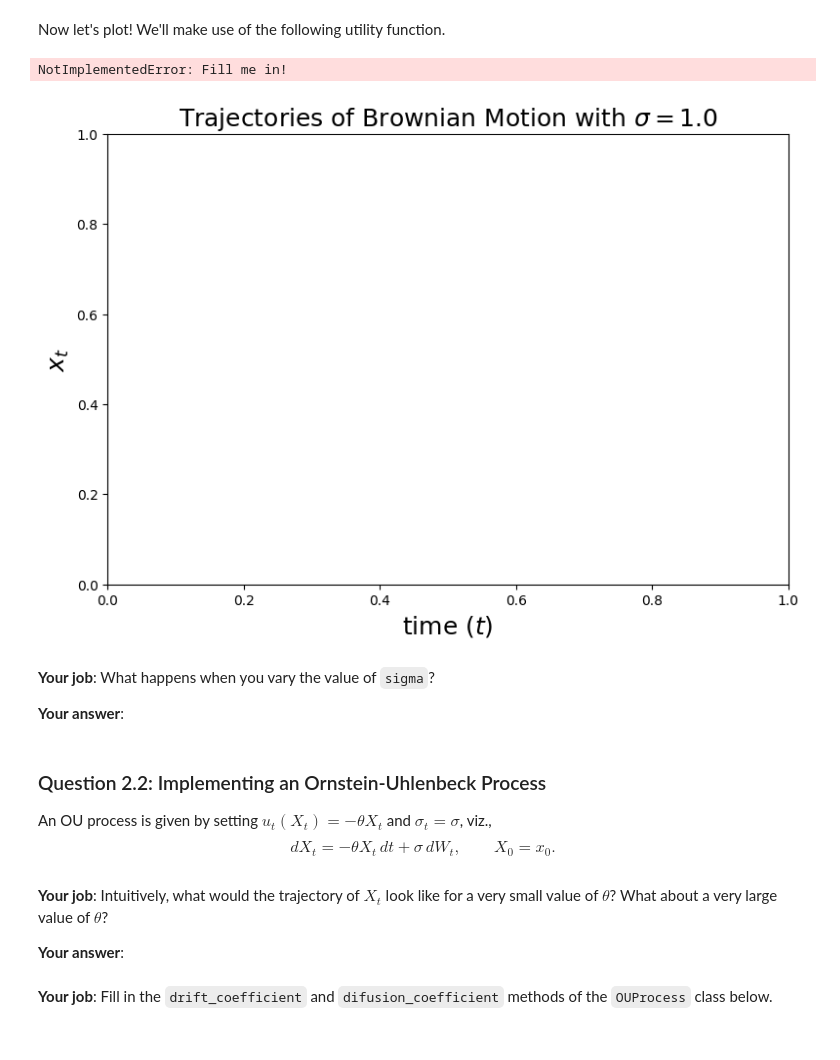
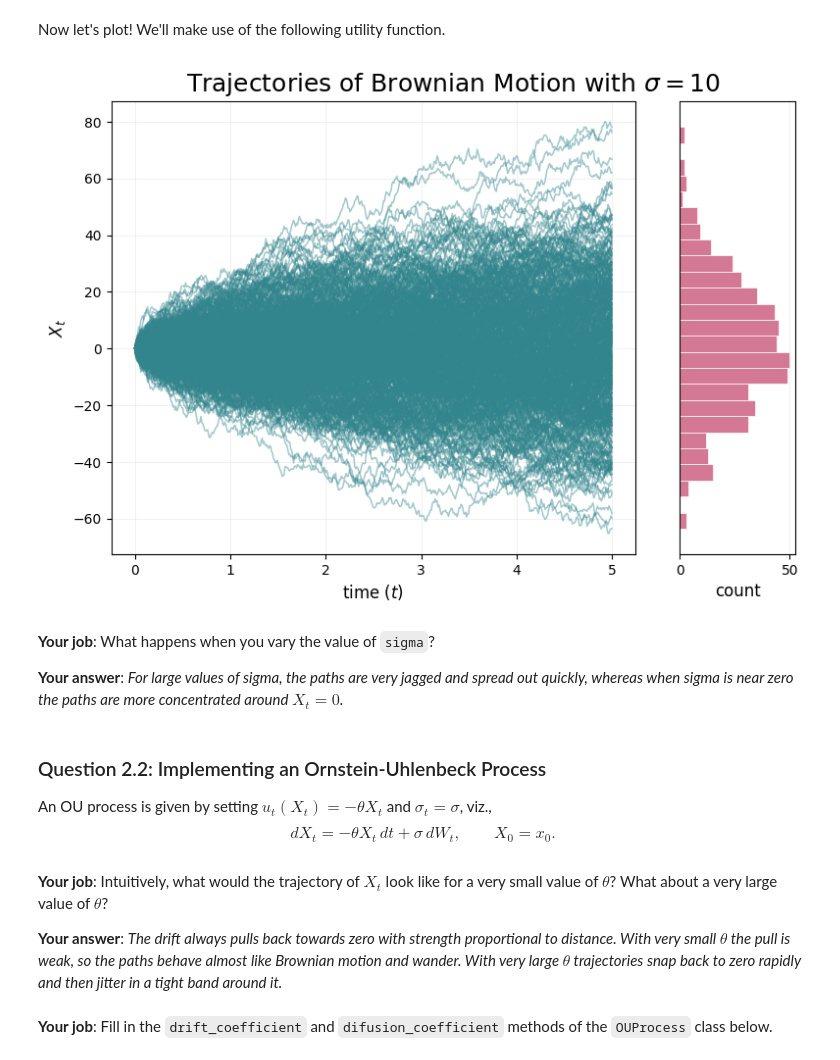
Before and after one commit to mattgabelli/mit-6s184-flow-diffusion, a Jupyter notebook: lab1/lab-one.ipynb, the cells around one changed output. Cells and saved outputs as stored; diff of their text form; code cells hidden in the pictures.

```diff
--- a/lab1/lab-one.ipynb
+++ b/lab1/lab-one.ipynb
@@ -172,7 +172,7 @@ class BrownianMotion(SDE):
         Returns:
             - drift: shape (bs, dim)
         """
-        raise NotImplementedError("Fill me in!")
+        return torch.zeros_like(xt)
 
 
     def diffusion_coefficient(self, xt: torch.Tensor, t: torch.Tensor) -> torch.Tensor:
@@ -184,7 +184,7 @@ class BrownianMotion(SDE):
         Returns:
             - diffusion: shape (bs, dim)
         """
-        raise NotImplementedError("Fill me in!")
+        return self.sigma * torch.ones_like(xt)
 # %% [markdown]
 Now let's plot! We'll make use of the following utility function.
 # %%
@@ -282,27 +282,26 @@ def plot_trajectories_1d(x0: torch.Tensor, simulator: Simulator, timesteps: torc
                     fontsize=title_size,
                 )
 # %%
-sigma = 1.0
+sigma = 10
 n_traj = 500
 brownian_motion = BrownianMotion(sigma)
 simulator = EulerMaruyamaSimulator(sde=brownian_motion)
 x0 = torch.zeros(n_traj,1).to(device) # Initial values - let's start at zero
 ts = torch.linspace(0.0,5.0,500).to(device) # simulation timesteps
 
 plt.figure(figsize=(9, 6))
 ax = plt.gca()
 ax.set_title(r'Trajectories of Brownian Motion with $\sigma=$' + str(sigma), fontsize=18)
 ax.set_xlabel(r'time ($t$)', fontsize=18)
 ax.set_ylabel(r'$x_t$', fontsize=18)
 plot_trajectories_1d(x0, simulator, ts, ax, show_hist=True)
 plt.show()
 # %% [output]
-NotImplementedError: Fill me in!
-[figure, old version]
+[figure, new version]
 # %% [markdown]
 **Your job**: What happens when you vary the value of `sigma`?
 
-**Your answer**:
+**Your answer**: *For large values of sigma, the paths are very jagged and spread out quickly, whereas when sigma is near zero the paths are more concentrated around $X_t = 0$.*
 # %% [markdown]
 ### Question 2.2: Implementing an Ornstein-Uhlenbeck Process
 An OU process is given by setting $u_t(X_t) = - \theta X_t$ and $\sigma_t = \sigma$, viz.,
@@ -310,7 +309,7 @@ $$ dX_t = -\theta X_t\, dt + \sigma\, dW_t, \quad \quad X_0 = x_0.$$
 # %% [markdown]
 **Your job**: Intuitively, what would the trajectory of $X_t$ look like for a very small value of $\theta$? What about a very large value of $\theta$?
 
-**Your answer**:
+**Your answer**: *The drift always pulls back towards zero with strength proportional to distance. With very small $\theta$ the pull is weak, so the paths behave almost like Brownian motion and wander. With very large $\theta$ trajectories snap back to zero rapidly and then jitter in a tight band around it.*
 # %% [markdown]
 **Your job**: Fill in the `drift_coefficient` and `difusion_coefficient` methods of the `OUProcess` class below.
 # %%
```
Also changed, not shown: parts of 5 cells of this notebook.
